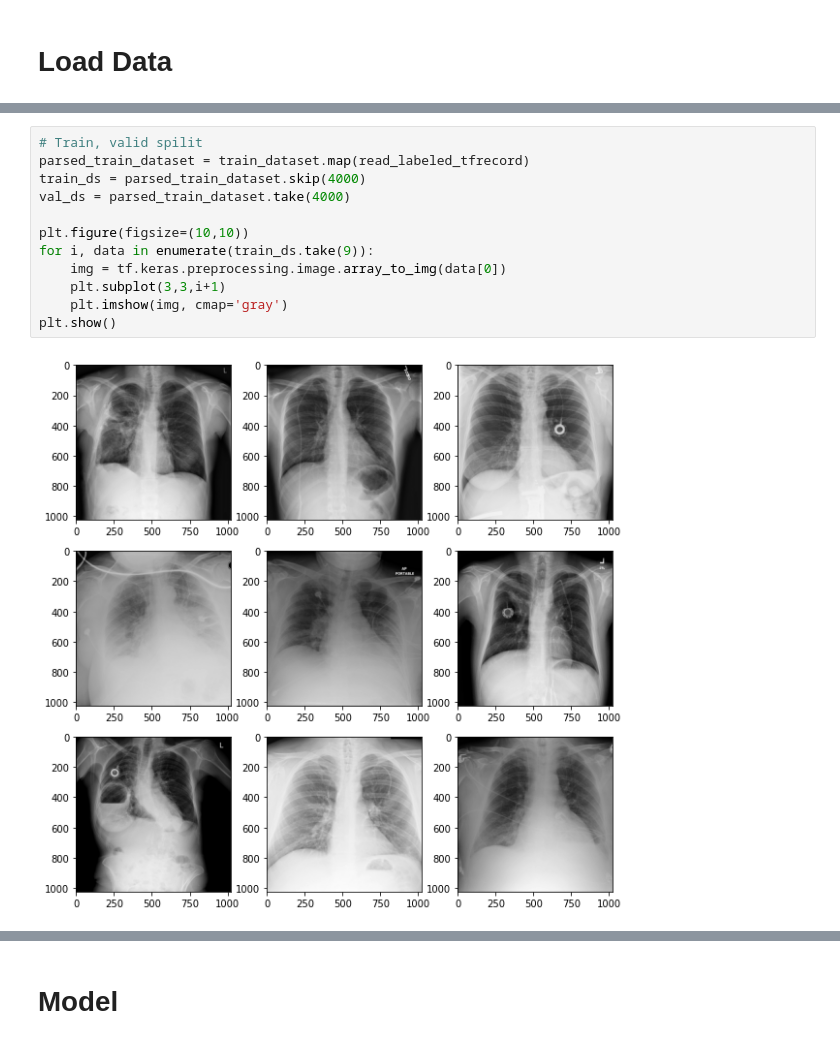
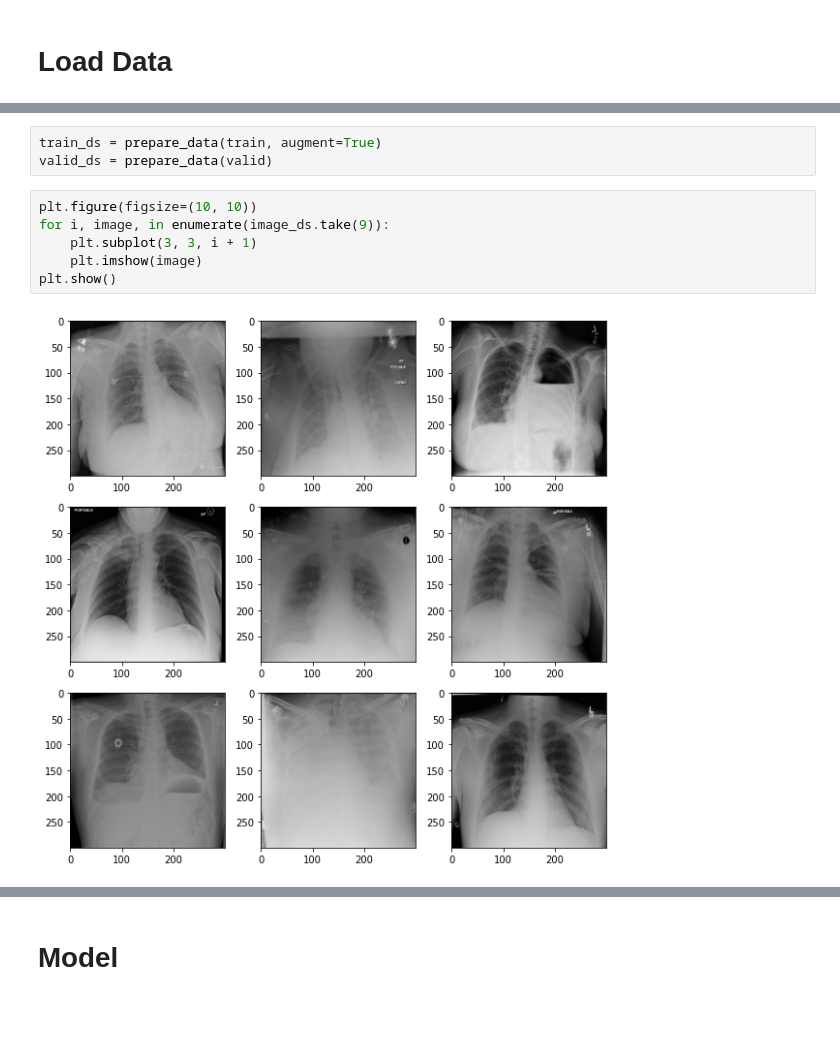
Before and after one commit to geraldgong/Kaggle_cathether-line, a Jupyter notebook: cathether_line_categorization.ipynb, the cells around one changed output, grey strips where cells are left out. Drawn from its saved outputs; the diff is of its cells as text; blank space fills up the shorter version.

```diff
--- a/cathether_line_categorization.ipynb
+++ b/cathether_line_categorization.ipynb
@@ -86,14 +86,11 @@ def read_unlabeled_tfrecord(example):
+# %%
+train_ds = prepare_data(train, augment=True)
+valid_ds = prepare_data(valid)
 # %%
-# Train, valid spilit
-parsed_train_dataset = train_dataset.map(read_labeled_tfrecord)
-train_ds = parsed_train_dataset.skip(4000)
-val_ds = parsed_train_dataset.take(4000)
-
-plt.figure(figsize=(10,10))
-for i, data in enumerate(train_ds.take(9)):
-    img = tf.keras.preprocessing.image.array_to_img(data[0])
-    plt.subplot(3,3,i+1)
-    plt.imshow(img, cmap='gray')
+plt.figure(figsize=(10, 10))
+for i, image, in enumerate(image_ds.take(9)):
+    plt.subplot(3, 3, i + 1)
+    plt.imshow(image)
 plt.show()
 # %% [output]
-[figure, old version]
+[figure, new version]
```
Also changed, not shown: parts of 27 cells of this notebook, 1 other file.
